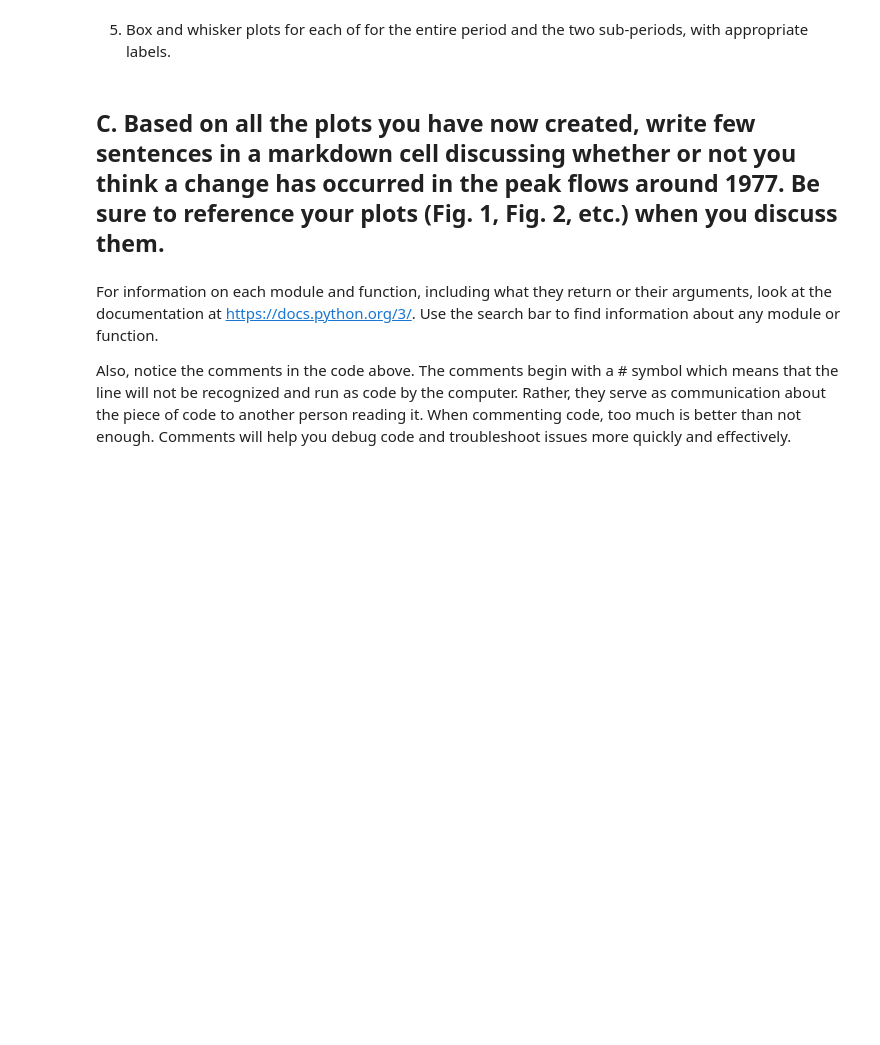
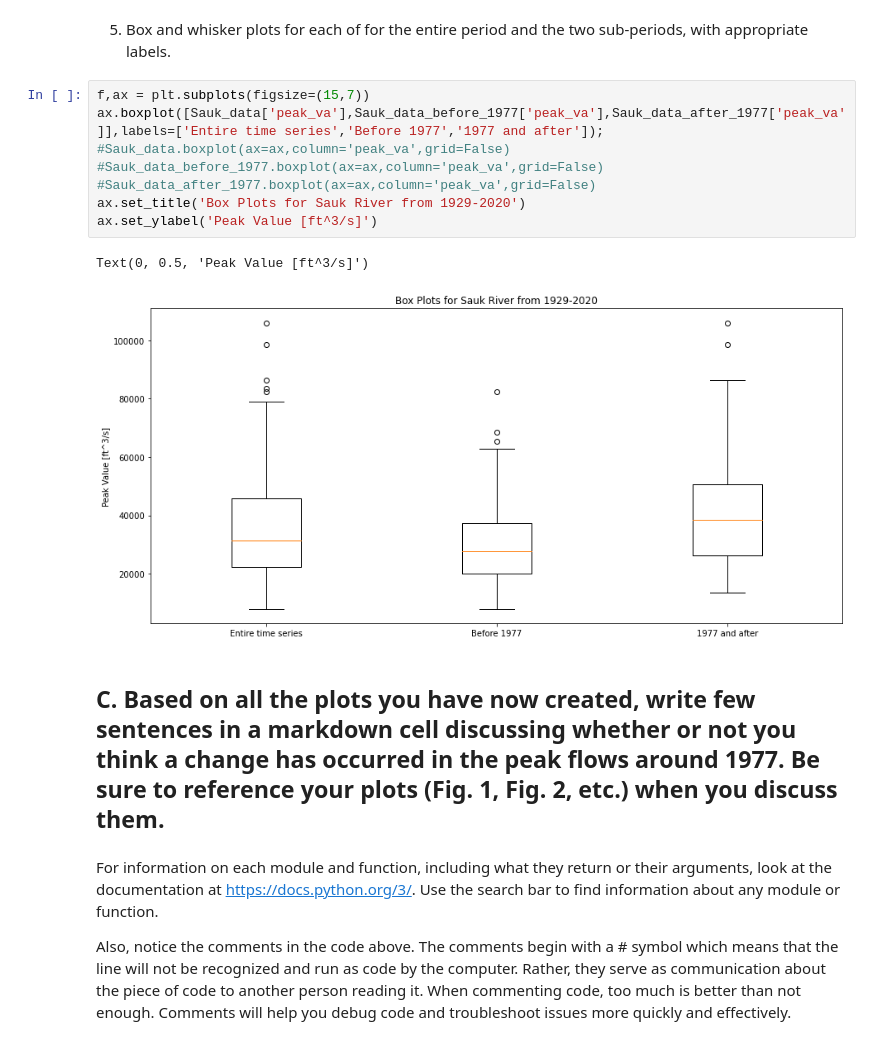
Before and after one commit to egagli/cewa565, a Jupyter notebook: homework/1/hw1.ipynb, the cells around one changed output. Cells and saved outputs as stored; diff of their text form; blank space fills up the shorter version.

```diff
--- a/homework/1/hw1.ipynb
+++ b/homework/1/hw1.ipynb
@@ -113,5 +150,16 @@ ax.legend()
 # %% [markdown]
 5. Box and whisker plots for each of for the entire period and the two sub-periods, with appropriate labels.
+# %%
+f,ax = plt.subplots(figsize=(15,7))
+ax.boxplot([Sauk_data['peak_va'],Sauk_data_before_1977['peak_va'],Sauk_data_after_1977['peak_va']],labels=['Entire time series','Before 1977','1977 and after']);
+#Sauk_data.boxplot(ax=ax,column='peak_va',grid=False)
+#Sauk_data_before_1977.boxplot(ax=ax,column='peak_va',grid=False)
+#Sauk_data_after_1977.boxplot(ax=ax,column='peak_va',grid=False)
+ax.set_title('Box Plots for Sauk River from 1929-2020')
+ax.set_ylabel('Peak Value [ft^3/s]')
+# %% [output]
+Text(0, 0.5, 'Peak Value [ft^3/s]')
+[figure, added]
 # %% [markdown]
 ## C. Based on all the plots you have now created, write few sentences in a markdown cell discussing whether or not you think a change has occurred in the peak flows around 1977. Be sure to reference your plots (Fig. 1, Fig. 2, etc.) when you discuss them.
 # %% [markdown]
```
Also changed, not shown: parts of 5 cells of this notebook.
